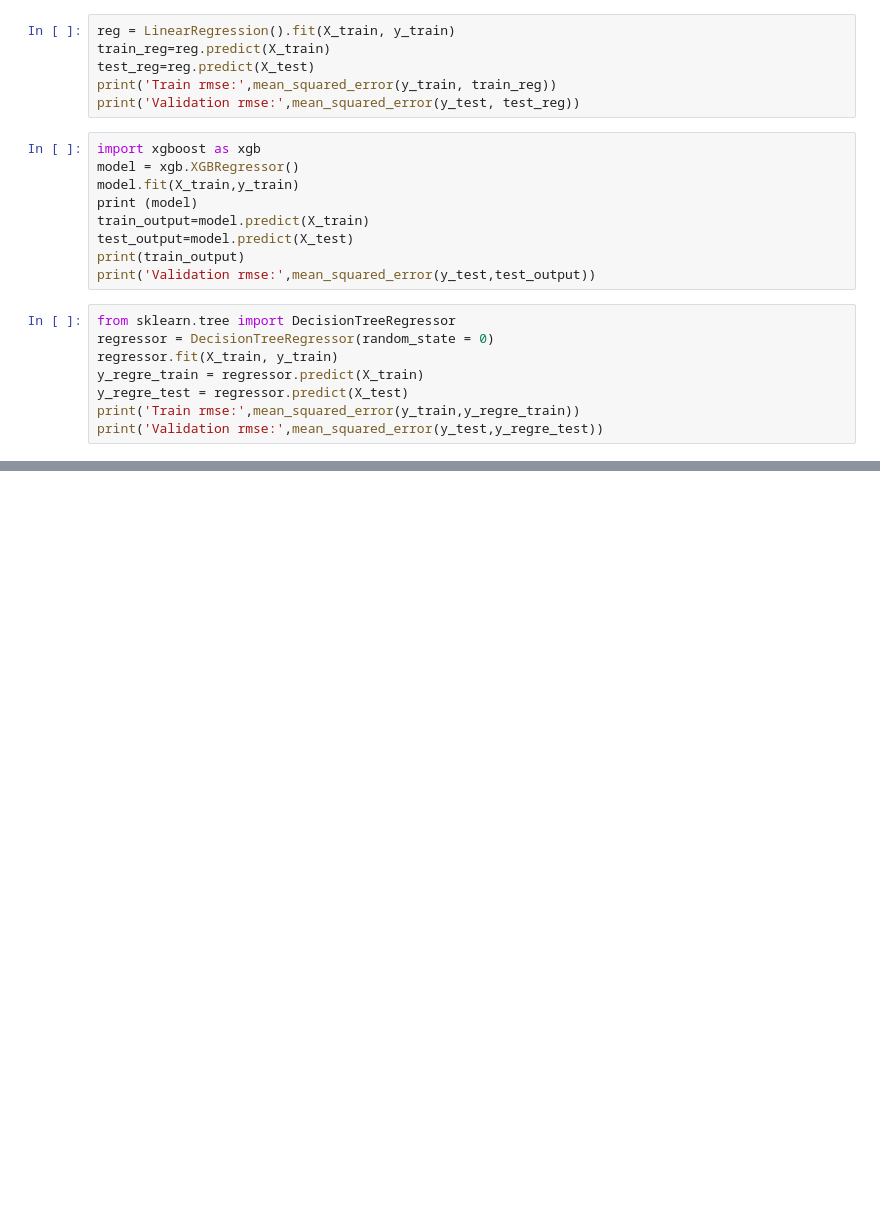
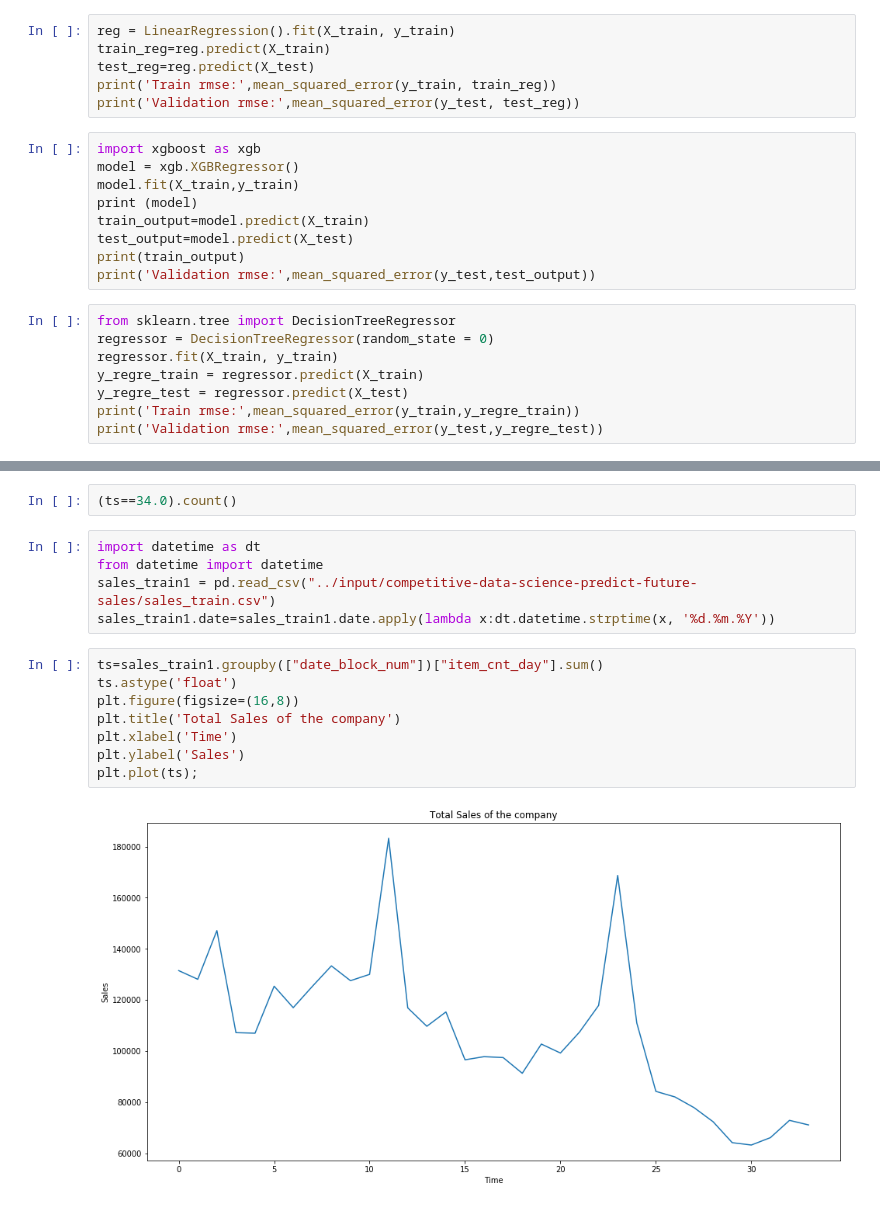
Before and after one commit to Hamza1122/Kaggle-Future-sales-prediction, a Jupyter notebook: updated_file_future_sales.ipynb, the cells around one changed output, grey strips where cells are left out. Drawn from its saved outputs; the diff is of its cells as text; blank space fills up the shorter version.

```diff
--- a/updated_file_future_sales.ipynb
+++ b/updated_file_future_sales.ipynb
@@ -421,0 +314,17 @@ Validation rmse: 0.6976955589142916
+# %%
+(ts==34.0).count()
+# %%
+import datetime as dt
+from datetime import datetime
+sales_train1 = pd.read_csv("../input/competitive-data-science-predict-future-sales/sales_train.csv")
+sales_train1.date=sales_train1.date.apply(lambda x:dt.datetime.strptime(x, '%d.%m.%Y'))
+# %%
+ts=sales_train1.groupby(["date_block_num"])["item_cnt_day"].sum()
+ts.astype('float')
+plt.figure(figsize=(16,8))
+plt.title('Total Sales of the company')
+plt.xlabel('Time')
+plt.ylabel('Sales')
+plt.plot(ts);
+# %% [output]
+[figure, added]
```
Also changed, not shown: parts of 54 cells of this notebook, 2 other files.
